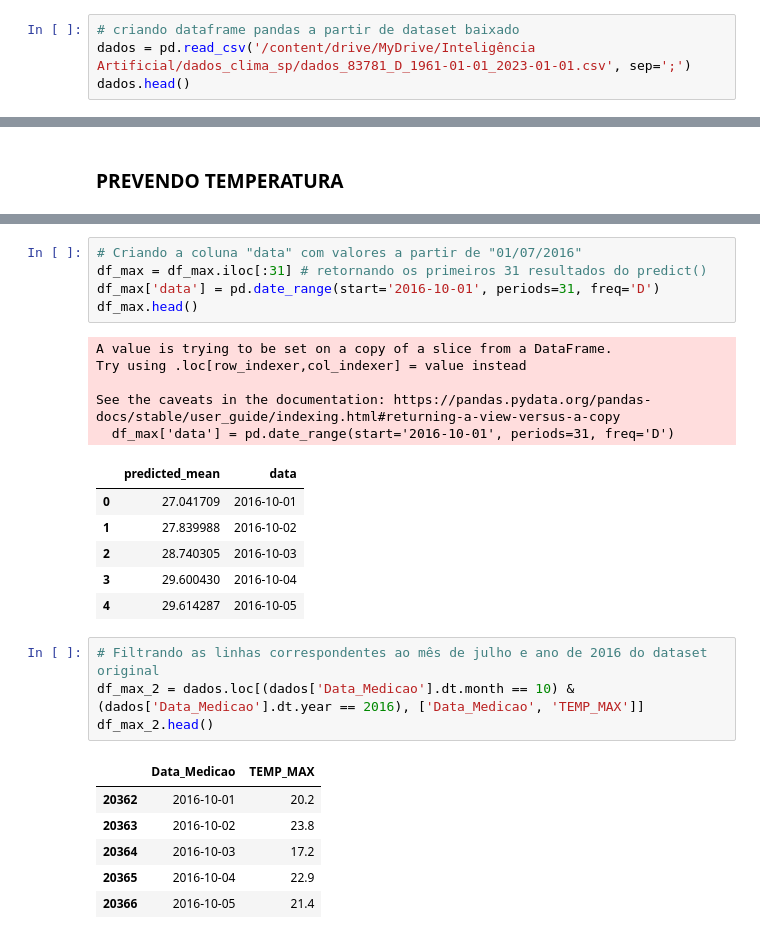
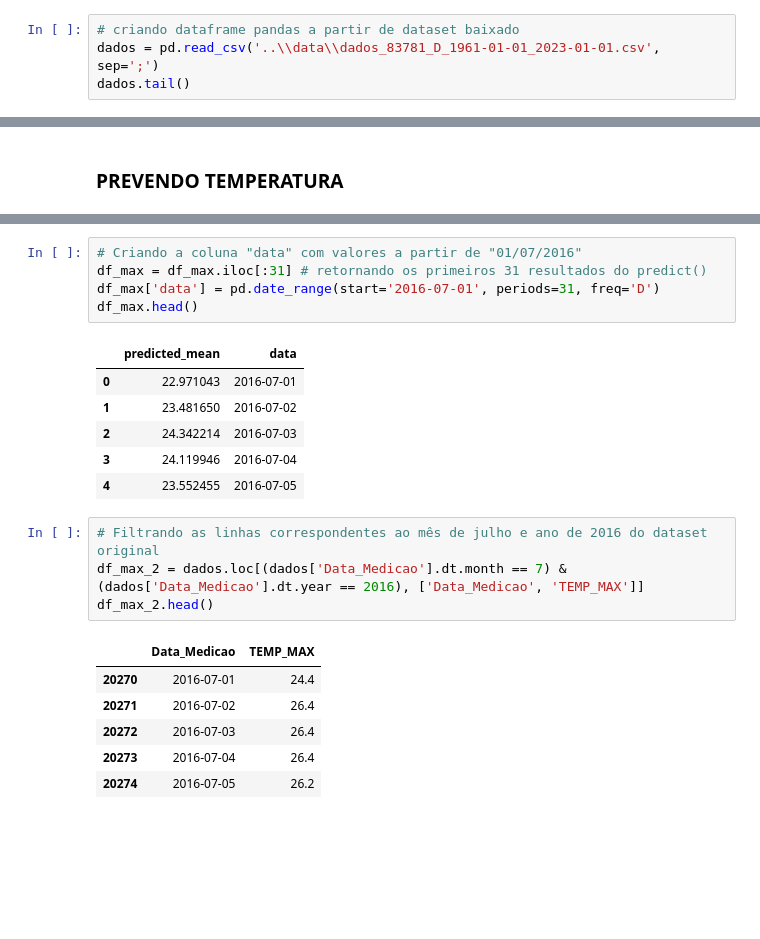
Before and after one commit to gussfer/A3-series-temporais, a Jupyter notebook: files/arima_series_temporais.ipynb, the cells around one changed output, grey strips where cells are left out. Cells and saved outputs as stored; diff of their text form; blank space fills up the shorter version.

```diff
--- a/files/arima_series_temporais.ipynb
+++ b/files/arima_series_temporais.ipynb
@@ -28,6 +15,6 @@ Drive already mounted at /content/drive; to attempt to forcibly remount, call dr
 # %%
 # criando dataframe pandas a partir de dataset baixado
-dados = pd.read_csv('/content/drive/MyDrive/Inteligência Artificial/dados_clima_sp/dados_83781_D_1961-01-01_2023-01-01.csv', sep=';')
-dados.head()
+dados = pd.read_csv('..\\data\\dados_83781_D_1961-01-01_2023-01-01.csv', sep=';')
+dados.tail()
 # %% [output]
 |  | Data Medicao | PRECIPITACAO TOTAL, DIARIO(mm) | TEMPERATURA MAXIMA, DIARIA(°C) | TEMPERATURA MEDIA COMPENSADA, DIA... | TEMPERATURA MINIMA, DIARIA(°C) |
@@ -279,31 +276,26 @@ Name: predicted_mean, dtype: float64
 # %%
 # Criando a coluna "data" com valores a partir de "01/07/2016"
 df_max = df_max.iloc[:31] # retornando os primeiros 31 resultados do predict()
-df_max['data'] = pd.date_range(start='2016-10-01', periods=31, freq='D')
+df_max['data'] = pd.date_range(start='2016-07-01', periods=31, freq='D')
 df_max.head()
 # %% [output]
-A value is trying to be set on a copy of a slice from a DataFrame.
-Try using .loc[row_indexer,col_indexer] = value instead
-
-See the caveats in the documentation: https://pandas.pydata.org/pandas-docs/stable/user_guide/indexing.html#returning-a-view-versus-a-copy
-  df_max['data'] = pd.date_range(start='2016-10-01', periods=31, freq='D')
 |  | predicted_mean | data |
-| 0 | 27.041709 | 2016-10-01 |
-| 1 | 27.839988 | 2016-10-02 |
-| 2 | 28.740305 | 2016-10-03 |
-| 3 | 29.600430 | 2016-10-04 |
-| 4 | 29.614287 | 2016-10-05 |
+| 0 | 22.971043 | 2016-07-01 |
+| 1 | 23.481650 | 2016-07-02 |
+| 2 | 24.342214 | 2016-07-03 |
+| 3 | 24.119946 | 2016-07-04 |
+| 4 | 23.552455 | 2016-07-05 |
 # %%
 # Filtrando as linhas correspondentes ao mês de julho e ano de 2016 do dataset original
-df_max_2 = dados.loc[(dados['Data_Medicao'].dt.month == 10) & (dados['Data_Medicao'].dt.year == 2016), ['Data_Medicao', 'TEMP_MAX']]
+df_max_2 = dados.loc[(dados['Data_Medicao'].dt.month == 7) & (dados['Data_Medicao'].dt.year == 2016), ['Data_Medicao', 'TEMP_MAX']]
 df_max_2.head()
 # %% [output]
 |  | Data_Medicao | TEMP_MAX |
-| 20362 | 2016-10-01 | 20.2 |
-| 20363 | 2016-10-02 | 23.8 |
-| 20364 | 2016-10-03 | 17.2 |
-| 20365 | 2016-10-04 | 22.9 |
-| 20366 | 2016-10-05 | 21.4 |
+| 20270 | 2016-07-01 | 24.4 |
+| 20271 | 2016-07-02 | 26.4 |
+| 20272 | 2016-07-03 | 26.4 |
+| 20273 | 2016-07-04 | 26.4 |
+| 20274 | 2016-07-05 | 26.2 |
 # %%
 # trazendo os redisuos(erros ao longo do tempo)
 from pandas import DataFrame
```
Also changed, not shown: parts of 32 cells of this notebook, 1 other file.
